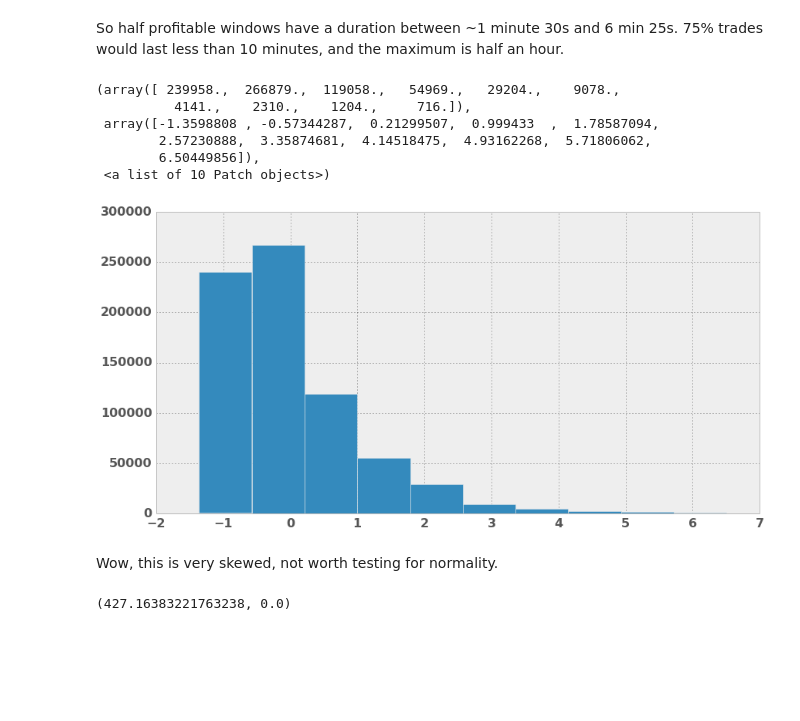
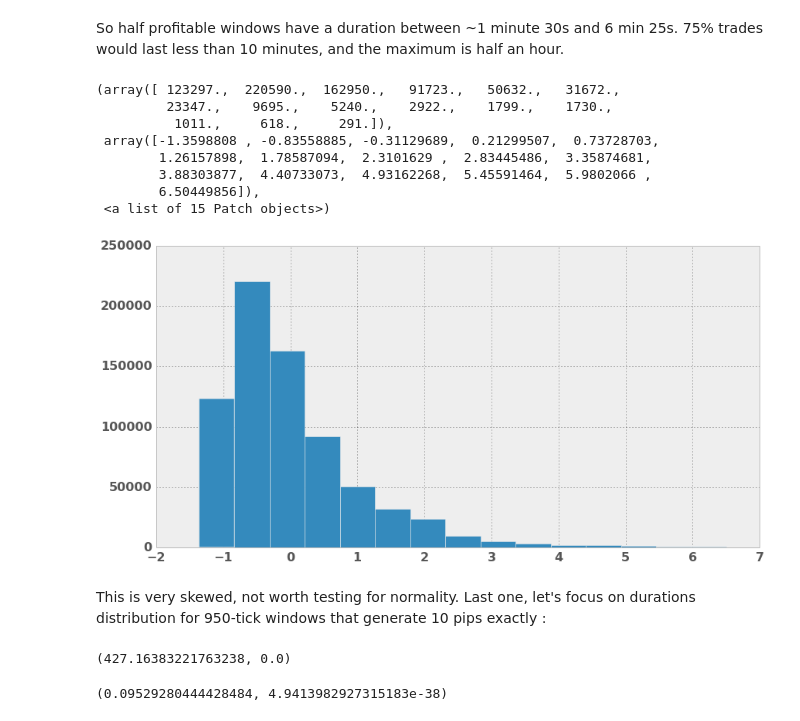
Before and after one commit to mfzhang/lehedge, a Jupyter notebook: LeHedge-DataPreparation.ipynb, the cells around one changed output. Saved outputs shown, nothing was run; the diff lists cells and outputs as text; code cells hidden in the pictures; blank space fills up the shorter version.

```diff
--- a/LeHedge-DataPreparation.ipynb
+++ b/LeHedge-DataPreparation.ipynb
@@ -303,15 +323,18 @@ Name: timediff_950_seconds, dtype: float64
 So half profitable windows have a duration between ~1 minute 30s and 6 min 25s. 75% trades would last less than 10 minutes, and the maximum is half an hour.
 # %%
 timediff_950_seconds_scaled = sklearn.preprocessing.scale(audusdask.timediff_950_seconds)
-hist(timediff_950_seconds_scaled)
+hist(timediff_950_seconds_scaled,bins=15)
 # %% [output]
-(array([ 239958.,  266879.,  119058.,   54969.,   29204.,    9078.,
-          4141.,    2310.,    1204.,     716.]),
- array([-1.3598808 , -0.57344287,  0.21299507,  0.999433  ,  1.78587094,
-        2.57230888,  3.35874681,  4.14518475,  4.93162268,  5.71806062,
+(array([ 123297.,  220590.,  162950.,   91723.,   50632.,   31672.,
+         23347.,    9695.,    5240.,    2922.,    1799.,    1730.,
+          1011.,     618.,     291.]),
+ array([-1.3598808 , -0.83558885, -0.31129689,  0.21299507,  0.73728703,
+        1.26157898,  1.78587094,  2.3101629 ,  2.83445486,  3.35874681,
+        3.88303877,  4.40733073,  4.93162268,  5.45591464,  5.9802066 ,
         6.50449856]),
- <a list of 10 Patch objects>)
+ <a list of 15 Patch objects>)
-[figure, old version]
+[figure, new version]
-# %% [markdown]
-Wow, this is very skewed, not worth testing for normality.
+# %% [markdown]
+This is very skewed, not worth testing for normality.
+Last one, let's focus on durations distribution for 950-tick windows that generate 10 pips exactly :
 # %%
@@ -322,0 +345,7 @@ audusdask['delta+1200ticks'] = audusdask['delta+1200ticks'][audusdask['delta+120
+# %%
+mask = ((audusdask.pips_950>=10.0) & (audusdask.pips_950<10.5))
+d = audusdask[mask]
+d = sklearn.preprocessing.scale(d.timediff_950_seconds)
+kstest(d,'norm')
+# %% [output]
+(0.09529280444428484, 4.9413982927315183e-38)
```
Also changed, not shown: parts of 40 cells of this notebook.
